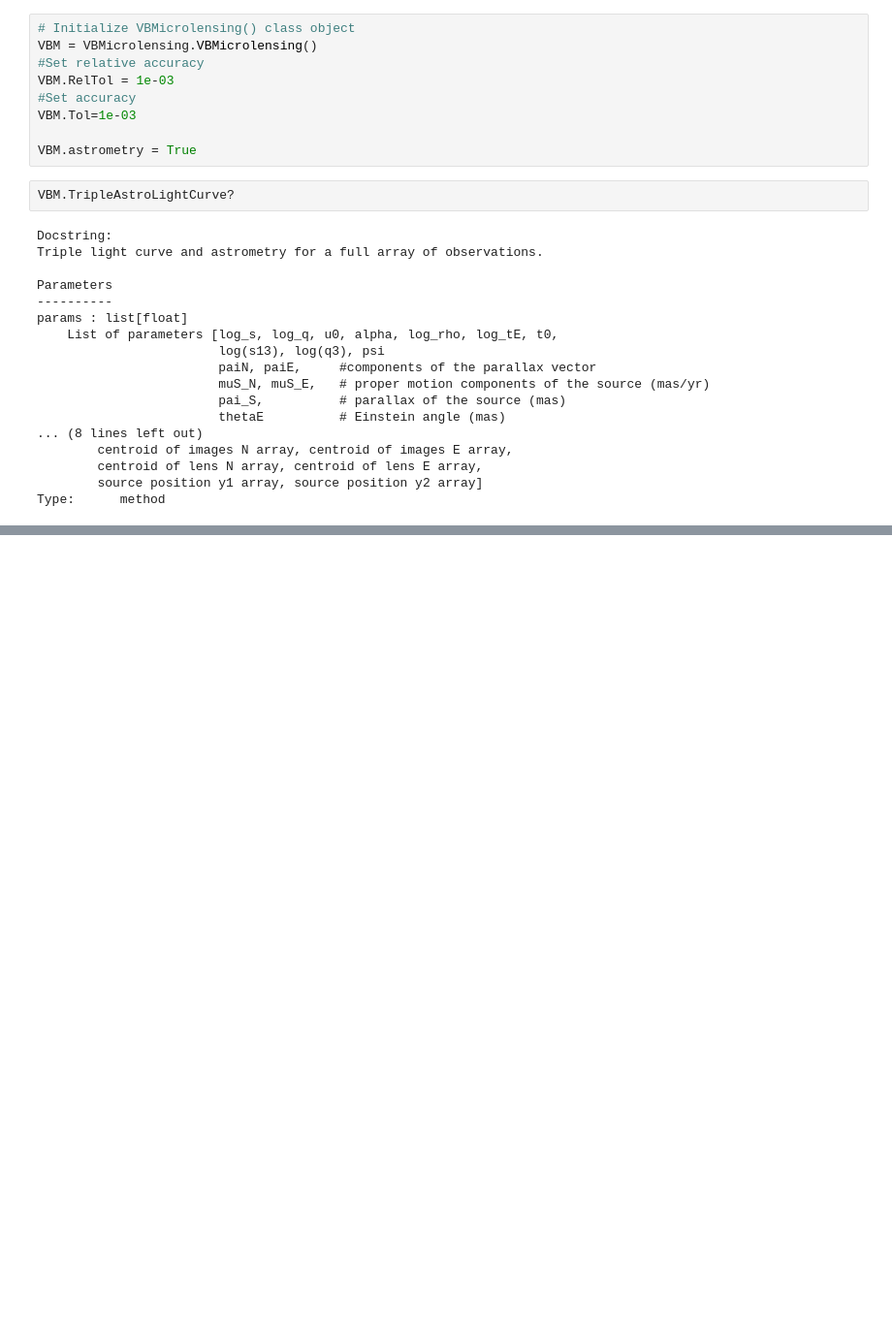
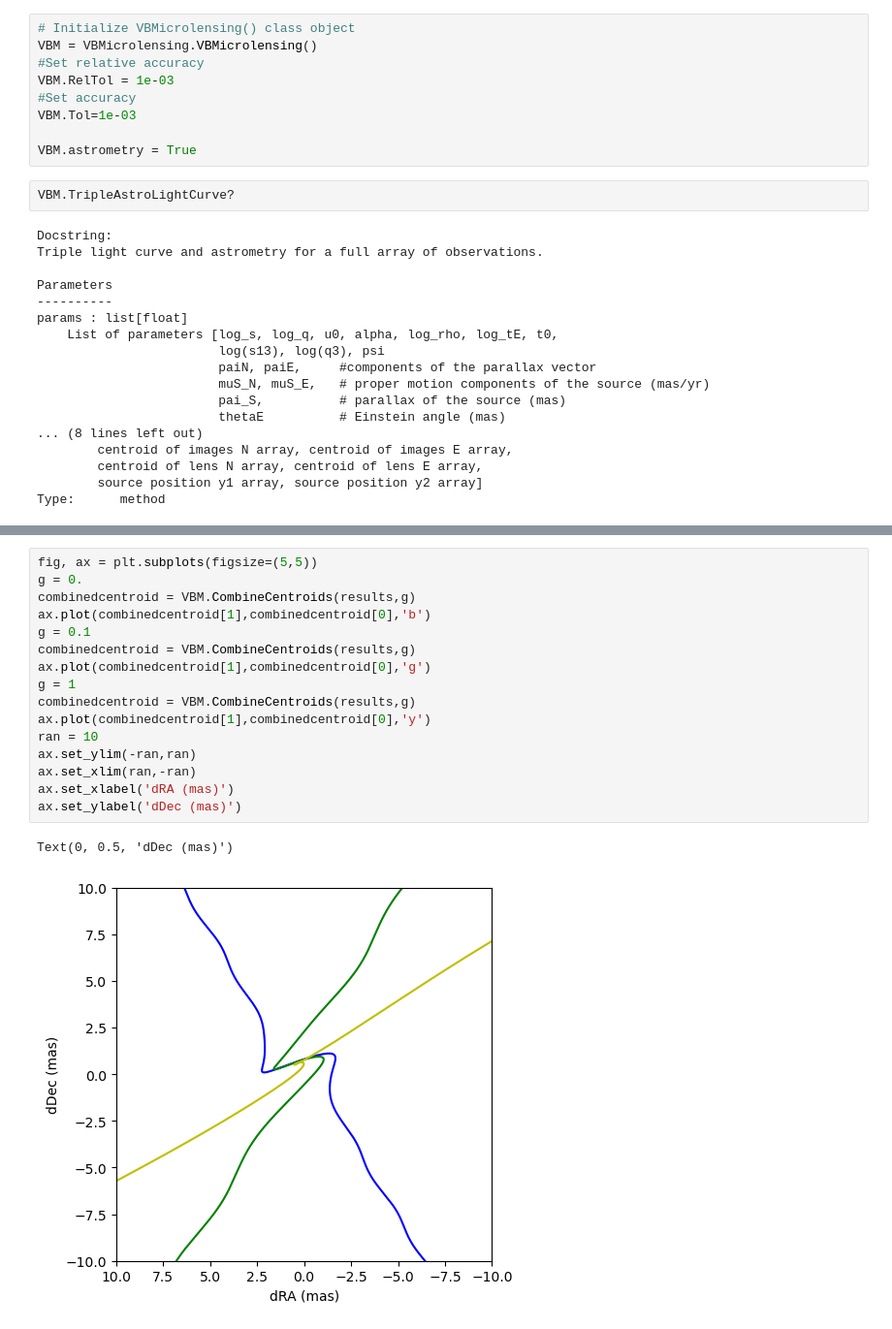
Before and after one commit to AmberLee2427/SURP25, a Jupyter notebook: Microlensing/testing_VBM.ipynb, the cells around one changed output, grey strips where cells are left out. Shown at 97% size. Cells and saved outputs as stored; diff of their text form; blank space fills up the shorter version.

```diff
--- a/Microlensing/testing_VBM.ipynb
+++ b/Microlensing/testing_VBM.ipynb
@@ -103,0 +147,19 @@ Error:
+# %%
+fig, ax = plt.subplots(figsize=(5,5))
+g = 0.
+combinedcentroid = VBM.CombineCentroids(results,g)
+ax.plot(combinedcentroid[1],combinedcentroid[0],'b')
+g = 0.1
+combinedcentroid = VBM.CombineCentroids(results,g)
+ax.plot(combinedcentroid[1],combinedcentroid[0],'g')
+g = 1
+combinedcentroid = VBM.CombineCentroids(results,g)
+ax.plot(combinedcentroid[1],combinedcentroid[0],'y')
+ran = 10
+ax.set_ylim(-ran,ran)
+ax.set_xlim(ran,-ran)
+ax.set_xlabel('dRA (mas)')
+ax.set_ylabel('dDec (mas)')
+# %% [output]
+Text(0, 0.5, 'dDec (mas)')
+[figure, added]
```
Also changed, not shown: parts of 8 cells of this notebook.
